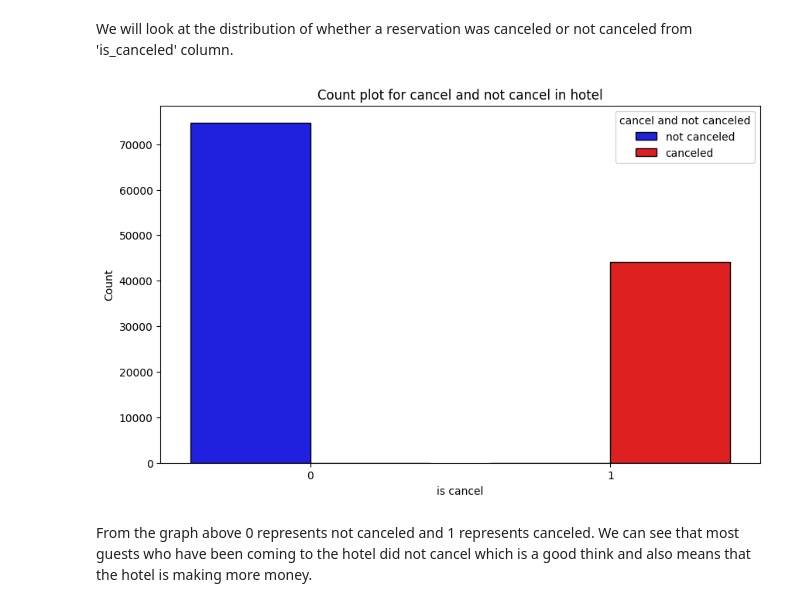
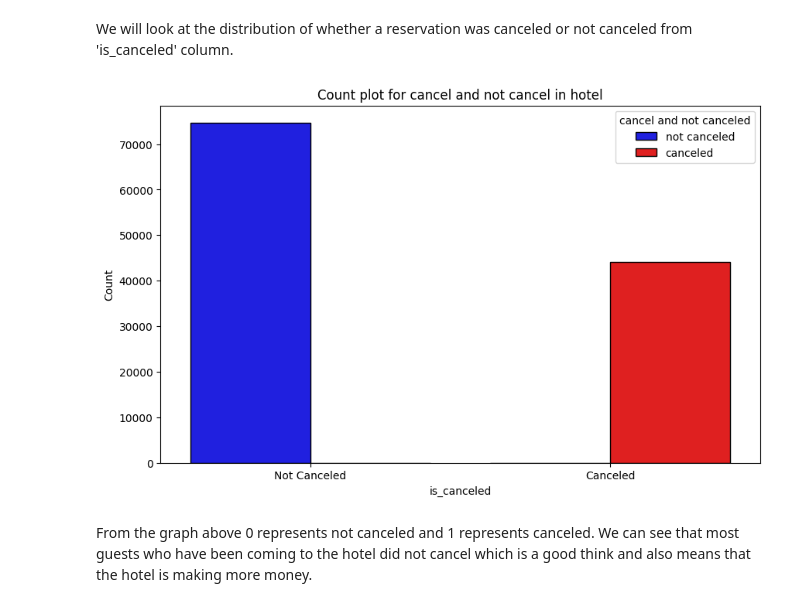
Before and after one commit to MuchiriKinyua/Hotel-booking-and-cancellation-system, a Jupyter notebook: Student.ipynb, the cells around one changed output. Cells and saved outputs as stored; diff of their text form; code cells hidden in the pictures.

```diff
--- a/Student.ipynb
+++ b/Student.ipynb
@@ -709,20 +709,20 @@ We will look at the distribution of whether a reservation was canceled or not ca
 # %%
 # plotting the figure size
 plt.figure(figsize=(10, 6))
 
 # countplot
-sns.countplot(data = hotel, x = "is_canceled", hue = "is_canceled", palette={0:"Blue", 1:"Red"}, edgecolor='black')
+ax = sns.countplot(data=hotel, x="is_canceled", hue="is_canceled", palette={0: "Blue", 1: "Red"}, edgecolor='black')
 
 # labels
 plt.title("Count plot for cancel and not cancel in hotel")
-plt.xlabel("is cancel")
+ax.set_xticklabels(["Not Canceled", "Canceled"])
 plt.ylabel("Count")
 plt.legend(title = "cancel and not canceled", labels = ["not canceled","canceled"])
 
 # Display the visual;
 plt.show()
 # %% [output]
-[figure, old version]
+[figure, new version]
 # %% [markdown]
 From the graph above 0 represents not canceled and 1 represents canceled. We can see that most guests who have
 been coming to the hotel did not cancel which is a good think and also means that the hotel is making more money.
```
Also changed, not shown: parts of 1 cell of this notebook.
